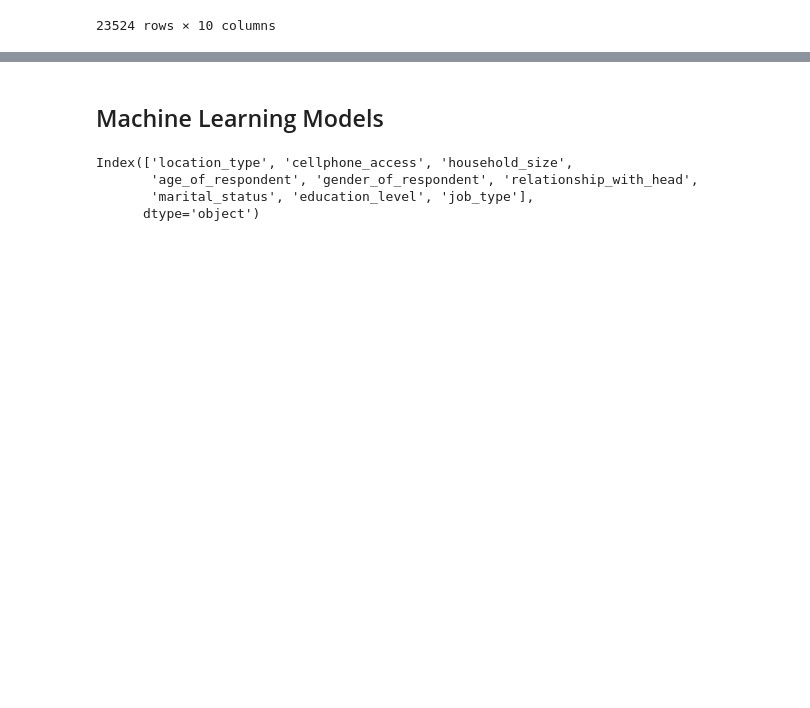
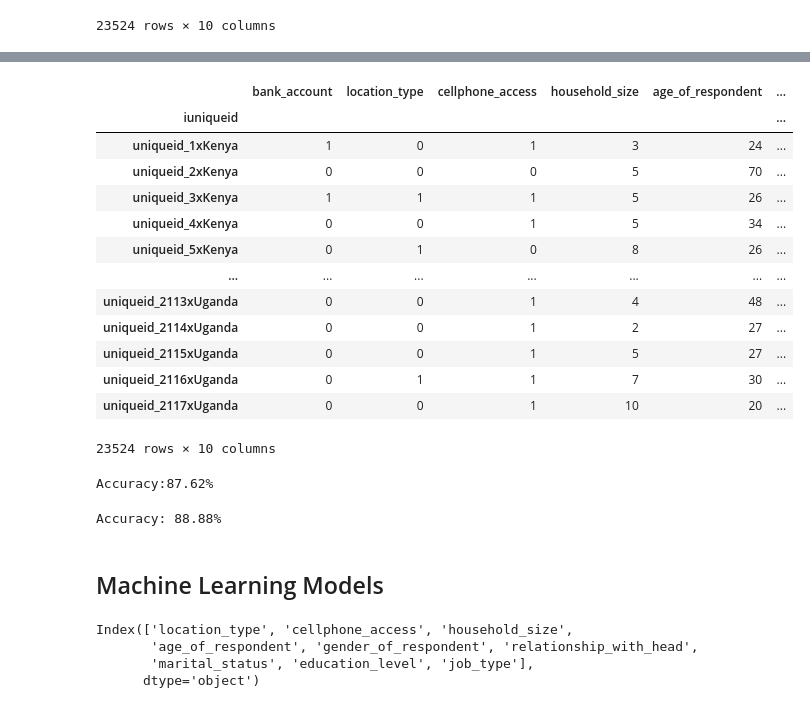
Before and after one commit to datakiptoo/Financial_Inclusion, a Jupyter notebook: hack.ipynb, the cells around one changed output, grey strips where cells are left out. Drawn from its saved outputs; the diff is of its cells as text; code cells hidden in the pictures; blank space fills up the shorter version.

```diff
--- a/hack.ipynb
+++ b/hack.ipynb
@@ -636,0 +678,17 @@ new_data[column_order]
+# %%
+new_data
+# %% [output]
+|  | bank_account | location_type | cellphone_access | household_size | age_of_respondent | ... |
+| iuniqueid |  |  |  |  |  | ... |
+| uniqueid_1xKenya | 1 | 0 | 1 | 3 | 24 | ... |
+| uniqueid_2xKenya | 0 | 0 | 0 | 5 | 70 | ... |
+| uniqueid_3xKenya | 1 | 1 | 1 | 5 | 26 | ... |
+| uniqueid_4xKenya | 0 | 0 | 1 | 5 | 34 | ... |
+| uniqueid_5xKenya | 0 | 1 | 0 | 8 | 26 | ... |
+| ... | ... | ... | ... | ... | ... | ... |
+| uniqueid_2113xUganda | 0 | 0 | 1 | 4 | 48 | ... |
+| uniqueid_2114xUganda | 0 | 0 | 1 | 2 | 27 | ... |
+| uniqueid_2115xUganda | 0 | 0 | 1 | 5 | 27 | ... |
+| uniqueid_2116xUganda | 0 | 1 | 1 | 7 | 30 | ... |
+| uniqueid_2117xUganda | 0 | 0 | 1 | 10 | 20 | ... |
+23524 rows × 10 columns
@@ -637,3 +708,25 @@ new_data[column_order]
+# %%
+#Evaluate the model
+accuracy=accuracy_score(y_test,y_pred)
+print(f'Accuracy:{accuracy*100:.2f}%')
+# %% [output]
+Accuracy:87.62%
+# %%
+from xgboost import XGBClassifier
+# Step 2: Initialize the XGBoost classifier
+xgb_model = XGBClassifier(learning_rate=0.1, n_estimators=100, max_depth=3, random_state=42)
+
+# Step 3: Train the model
+xgb_model.fit(X_train, y_train)
+
+# Step 4: Make predictions on the test set
+y_pred = xgb_model.predict(X_test)
+
+# Step 5: Evaluate the model's performance
+accuracy = accuracy_score(y_test, y_pred)
+print(f'Accuracy: {accuracy * 100:.2f}%')
+# %% [output]
+Accuracy: 88.88%
 # %% [markdown]
 ## Machine Learning Models
 # %%
```
Also changed, not shown: parts of 32 cells of this notebook, 7 other files.
